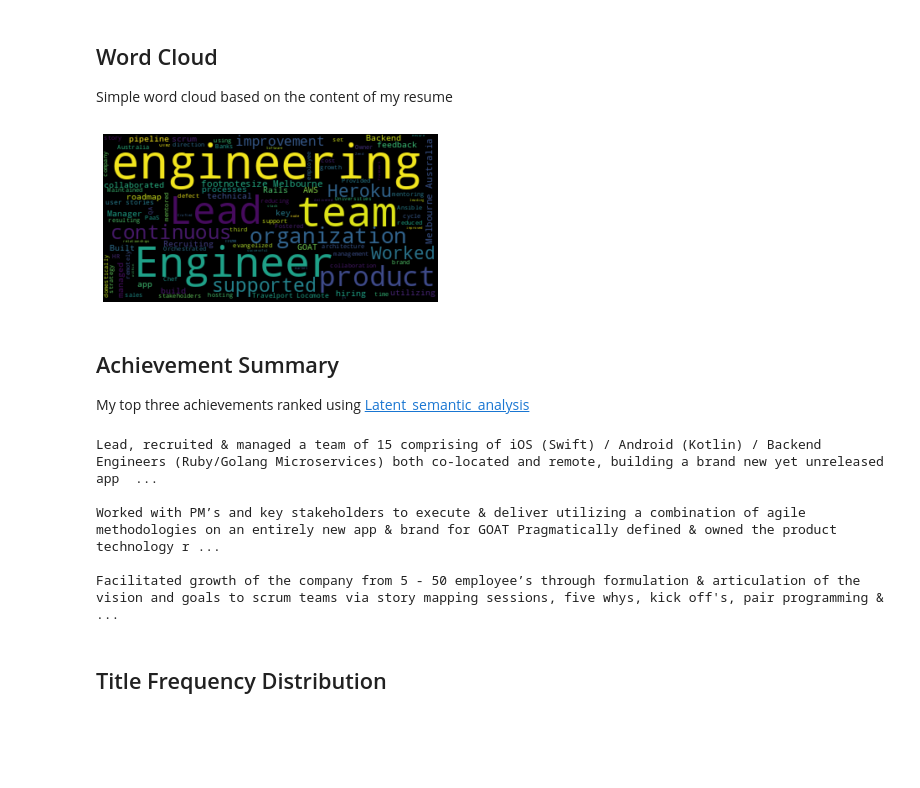
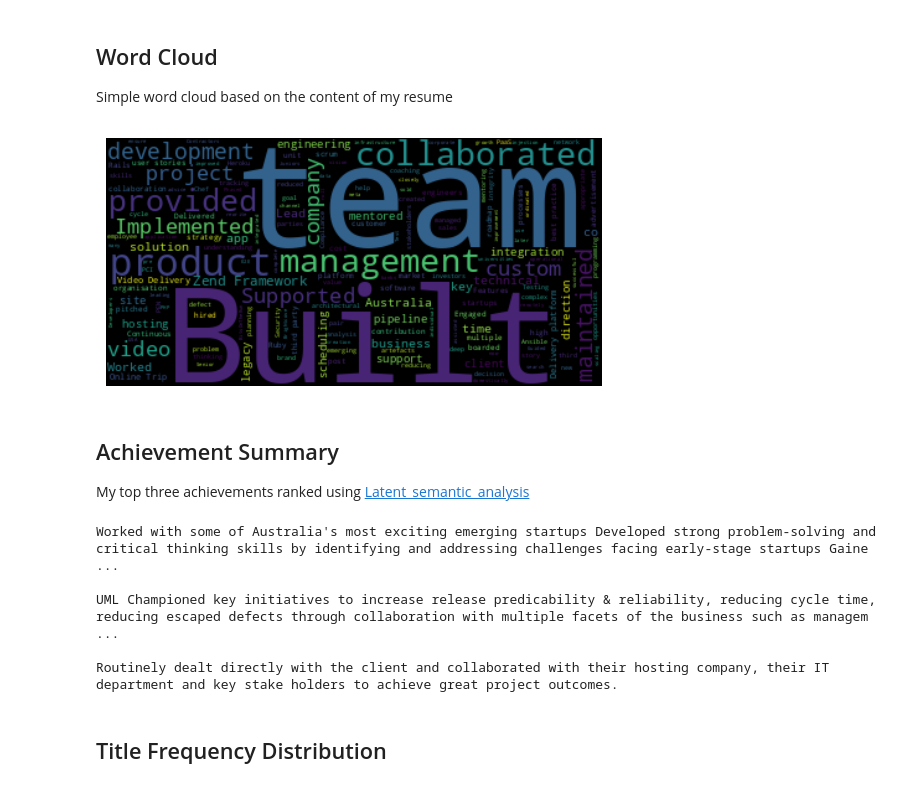
Before and after one commit to yuhonas/clintp.xyz, a Jupyter notebook: resume/resume.clintp.ipynb, the cells around one changed output. Drawn from its saved outputs; the diff is of its cells as text; code cells hidden in the pictures; blank space fills up the shorter version.

```diff
--- a/resume/resume.clintp.ipynb
+++ b/resume/resume.clintp.ipynb
@@ -11,32 +11,47 @@ This jupyter notebook is a light hearted analysis of my resume, there are an exh
 
 Simple word cloud based on the content of my resume
 # %%
-import resume_utils
 from wordcloud import WordCloud
+import json
 import matplotlib.pyplot as plt
 
-def combine_entry(e): return f'{e.date_location} {e.title} {e.company} {e.achievements}'
+# add additional stopwords
+from wordcloud import STOPWORDS
 
-all_entries = map(combine_entry, resume_utils.parser('./Resume_ClintPlummer_ENMR.tex'))
+STOPWORDS.update(['based', 'using', 'including', 'work', 'cms'])
 
-word_cloud = WordCloud().generate(" ".join(all_entries))
+resume = json.load(open('resume.clintp.json'))
+
+all_highlights = map(lambda e: " ".join(e['highlights']), resume['work'])
+
+word_cloud = WordCloud(stopwords=STOPWORDS).generate(" ".join(all_highlights))
 
 plt.imshow(word_cloud, interpolation='bilinear')
 plt.axis('off')
 plt.show()
 # %% [output]
-[figure, old version]
+[figure, new version]
 # %% [markdown]
 ## Achievement Summary
 
 My top three achievements ranked using [Latent_semantic_analysis](https://en.wikipedia.org/wiki/Latent_semantic_analysis)
 # %%
-import resume_utils
+import json
+import matplotlib.pyplot as plt
+import nltk
+
 from sumy.parsers.plaintext import PlaintextParser
 from sumy.nlp.tokenizers import Tokenizer
 from sumy.summarizers.lsa import LsaSummarizer as Summarizer
 from sumy.nlp.stemmers import Stemmer
 from sumy.utils import get_stop_words
+
+
+# download punkt
+# see https://github.com/delip/PyTorchNLPBook/issues/14
+nltk.download('punkt', quiet=True)
+
+resume = json.load(open('resume.clintp.json'))
 
 SUMY_LANGUAGE = 'english'
 SUMY_SENTENCES_COUNT = 3
@@ -46,18 +61,18 @@ stemmer = Stemmer(SUMY_LANGUAGE)
 summarizer = Summarizer(stemmer)
 summarizer.stop_words = get_stop_words(SUMY_LANGUAGE)
 
-achievements = [e.achievements for e in resume_utils.parser('./Resume_ClintPlummer_ENMR.tex')]
+achievements = ["\n".join(e['highlights']) for e in resume['work']]
 
 parser = PlaintextParser.from_string("\n".join(achievements), Tokenizer(SUMY_LANGUAGE))
 
 for sentence in summarizer(parser.document, SUMY_SENTENCES_COUNT):
-    print(f"{sentence}\n")
+  print(f"{sentence}\n")
 # %% [output]
-Lead, recruited & managed a team of 15 comprising of iOS (Swift) / Android (Kotlin) / Backend Engineers (Ruby/Golang Microservices) both co-located and remote, building a brand new yet unreleased app  ...
+Worked with some of Australia's most exciting emerging startups Developed strong problem-solving and critical thinking skills by identifying and addressing challenges facing early-stage startups Gaine ...
 
-Worked with PM’s and key stakeholders to execute & deliver utilizing a combination of agile methodologies on an entirely new app & brand for GOAT Pragmatically defined & owned the product technology r ...
+UML Championed key initiatives to increase release predicability & reliability, reducing cycle time, reducing escaped defects through collaboration with multiple facets of the business such as managem ...
 
-Facilitated growth of the company from 5 - 50 employee’s through formulation & articulation of the vision and goals to scrum teams via story mapping sessions, five whys, kick off's, pair programming & ...
+Routinely dealt directly with the client and collaborated with their hosting company, their IT department and key stake holders to achieve great project outcomes.
 # %% [markdown]
 ## Title Frequency Distribution
 # %%
```
Also changed, not shown: parts of 2 cells of this notebook, 2 other files.
